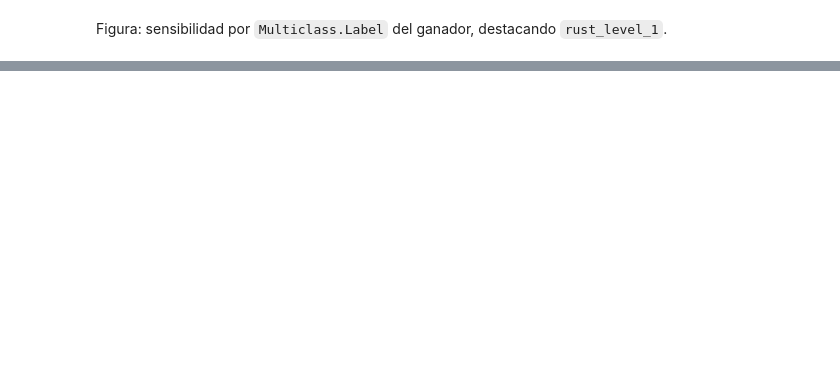
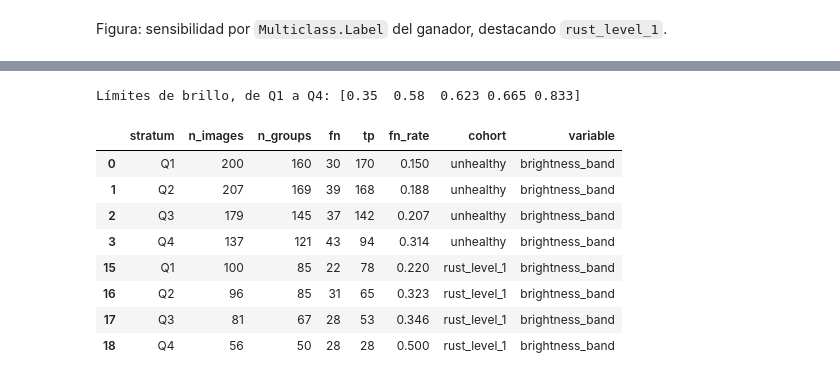
Before and after one commit to giovannyjb/diagnostico-hojas-cafe, a Jupyter notebook: notebooks/rocole/D-cv-errores/06-sensibilidad-multiclass-c.ipynb, the cells around one changed output, grey strips where cells are left out. Saved outputs shown, nothing was run; the diff lists cells and outputs as text; code cells hidden in the pictures; blank space fills up the shorter version.

```diff
--- a/notebooks/rocole/D-cv-errores/06-sensibilidad-multiclass-c.ipynb
+++ b/notebooks/rocole/D-cv-errores/06-sensibilidad-multiclass-c.ipynb
@@ -235,0 +447,23 @@ Hipótesis (sin medir lesión aparte): la roya nivel 1 deja poco cambio de color
+# %%
+geometry_records = []
+for mask in masks.itertuples(index=False):
+    vertices = np.asarray(mask.segmentation[0], dtype=float).reshape(-1, 2)
+    if np.array_equal(vertices[0], vertices[-1]):
+        vertices = vertices[:-1]
+    assert len(vertices) >= 3 and np.isfinite(vertices).all()
+    width_height = np.array([mask.width, mask.height])
+    x, y = vertices.T
+    polygon_area = abs(x @ np.roll(y, 1) - y @ np.roll(x, 1)) / 2
+    geometry_records.append({
+        "File": mask.File,
+        "leaf_frame_fraction": polygon_area / (mask.width * mask.height),
+        "touches_frame": bool(np.any((vertices == 0) | (vertices == width_height))),
+        "outside_frame": bool(np.any((vertices < 0) | (vertices > width_height))),
+        "area_mismatch": not np.isclose(polygon_area, mask.area, rtol=0, atol=1),
+        "self_intersection": has_edge_intersection(vertices),
+    })
+geometry = pd.DataFrame(geometry_records)
+assert set(audit["File"]).issubset(geometry["File"])
+audit = audit.merge(geometry, on="File", validate="one_to_one")
+audit["nonpositive_area"] = audit["leaf_frame_fraction"].le(0)
+audit[["self_intersection", "outside_frame", "area_mismatch", "touches_frame", "nonpositive_area"]].sum()
@@ -235,0 +481,30 @@ Hipótesis (sin medir lesión aparte): la roya nivel 1 deja poco cambio de color
+# %%
+audit["brightness_band"], brightness_limits = pd.qcut(
+    audit["brightness"], 4, labels=["Q1", "Q2", "Q3", "Q4"], retbins=True,
+)
+audit["is_fn"] = audit["y_true"].eq("unhealthy") & audit["y_pred"].eq("healthy")
+affected = audit.loc[audit["y_true"].eq("unhealthy")].copy()
+early_rust = affected.loc[affected["Multiclass.Label"].eq("rust_level_1")]
+descriptive_tables = []
+for cohort, leaves in [("unhealthy", affected), ("rust_level_1", early_rust)]:
+    for variable in ["brightness_band", "leaf_face", "touches_frame", "self_intersection", "fold"]:
+        grouped = leaves.groupby(variable, observed=True).agg(
+            n_images=("File", "size"), n_groups=("link_group", "nunique"), fn=("is_fn", "sum"),
+        ).rename_axis("stratum").reset_index()
+        grouped["tp"] = grouped["n_images"] - grouped["fn"]
+        grouped["fn_rate"] = grouped["fn"] / grouped["n_images"]
+        descriptive_tables.append(grouped.assign(cohort=cohort, variable=variable))
+error_profile = pd.concat(descriptive_tables, ignore_index=True)
+print("Límites de brillo, de Q1 a Q4:", np.round(brightness_limits, 3))
+error_profile.query("variable == 'brightness_band'").round(3)
+# %% [output]
+Límites de brillo, de Q1 a Q4: [0.35  0.58  0.623 0.665 0.833]
+|  | stratum | n_images | n_groups | fn | tp | fn_rate | cohort | variable |
+| 0 | Q1 | 200 | 160 | 30 | 170 | 0.150 | unhealthy | brightness_band |
+| 1 | Q2 | 207 | 169 | 39 | 168 | 0.188 | unhealthy | brightness_band |
+| 2 | Q3 | 179 | 145 | 37 | 142 | 0.207 | unhealthy | brightness_band |
+| 3 | Q4 | 137 | 121 | 43 | 94 | 0.314 | unhealthy | brightness_band |
+| 15 | Q1 | 100 | 85 | 22 | 78 | 0.220 | rust_level_1 | brightness_band |
+| 16 | Q2 | 96 | 85 | 31 | 65 | 0.323 | rust_level_1 | brightness_band |
+| 17 | Q3 | 81 | 67 | 28 | 53 | 0.346 | rust_level_1 | brightness_band |
+| 18 | Q4 | 56 | 50 | 28 | 28 | 0.500 | rust_level_1 | brightness_band |
```
Also changed, not shown: parts of 62 cells of this notebook, 2 other files.
